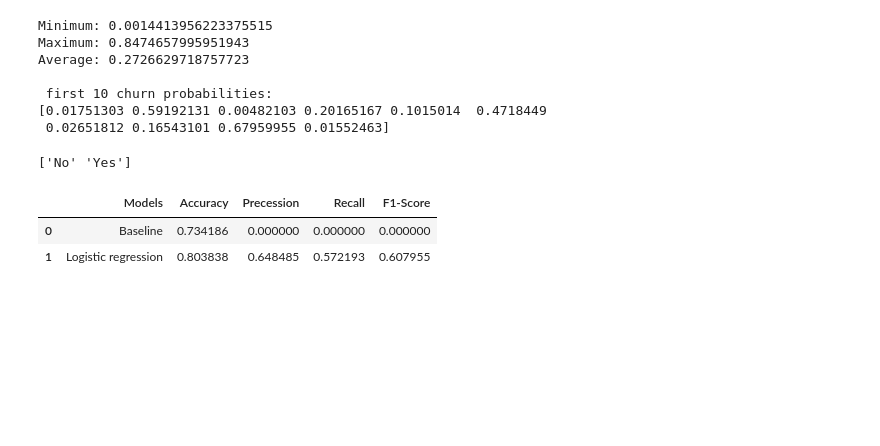
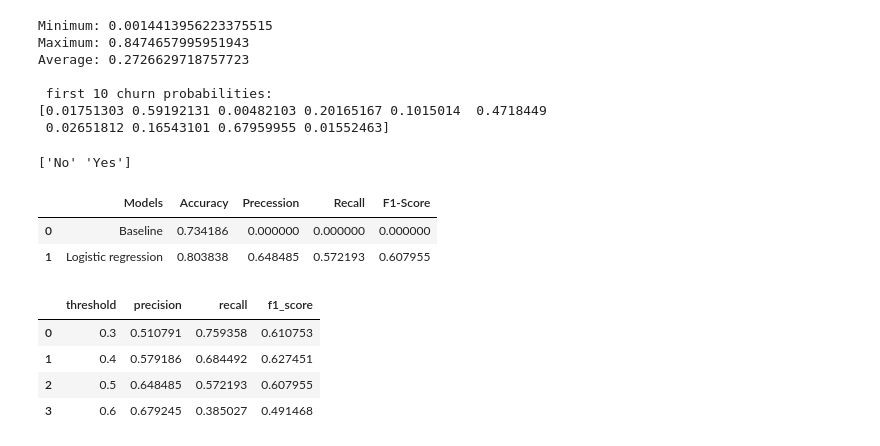
Before and after one commit to Juli-af/customer-churn-prediction, a Jupyter notebook: notebooks/01_data_inspection.ipynb, the cells around one changed output. Saved outputs shown, nothing was run; the diff lists cells and outputs as text; code cells hidden in the pictures; blank space fills up the shorter version.

```diff
--- a/notebooks/01_data_inspection.ipynb
+++ b/notebooks/01_data_inspection.ipynb
@@ -349,3 +349,27 @@ results
 |  | Models | Accuracy | Precession | Recall | F1-Score |
 | 0 | Baseline | 0.734186 | 0.000000 | 0.000000 | 0.000000 |
 | 1 | Logistic regression | 0.803838 | 0.648485 | 0.572193 | 0.607955 |
+# %%
+churn_probabilities = logistic_model.predict_proba(X_test)[:,1]
+
+results = []
+thresholds = [0.3, 0.4, 0.5, 0.6]
+
+for threshold in thresholds:
+    y_pred = (churn_probabilities >= threshold).astype(int)
+    y_pred = pd.Series(y_pred).map({0: "No", 1: "Yes"})
+    results.append({
+        "threshold": threshold,
+        "precision": precision_score(y_test, y_pred, pos_label = "Yes", zero_division = 0),
+        "recall": recall_score(y_test, y_pred, pos_label = "Yes", zero_division = 0),
+        "f1_score": f1_score(y_test, y_pred, pos_label = "Yes", zero_division = 0)
+    }
+    )
+threshold_results = pd.DataFrame(results)
+threshold_results
+# %% [output]
+|  | threshold | precision | recall | f1_score |
+| 0 | 0.3 | 0.510791 | 0.759358 | 0.610753 |
+| 1 | 0.4 | 0.579186 | 0.684492 | 0.627451 |
+| 2 | 0.5 | 0.648485 | 0.572193 | 0.607955 |
+| 3 | 0.6 | 0.679245 | 0.385027 | 0.491468 |
```
Also changed, not shown: parts of 3 cells of this notebook.
